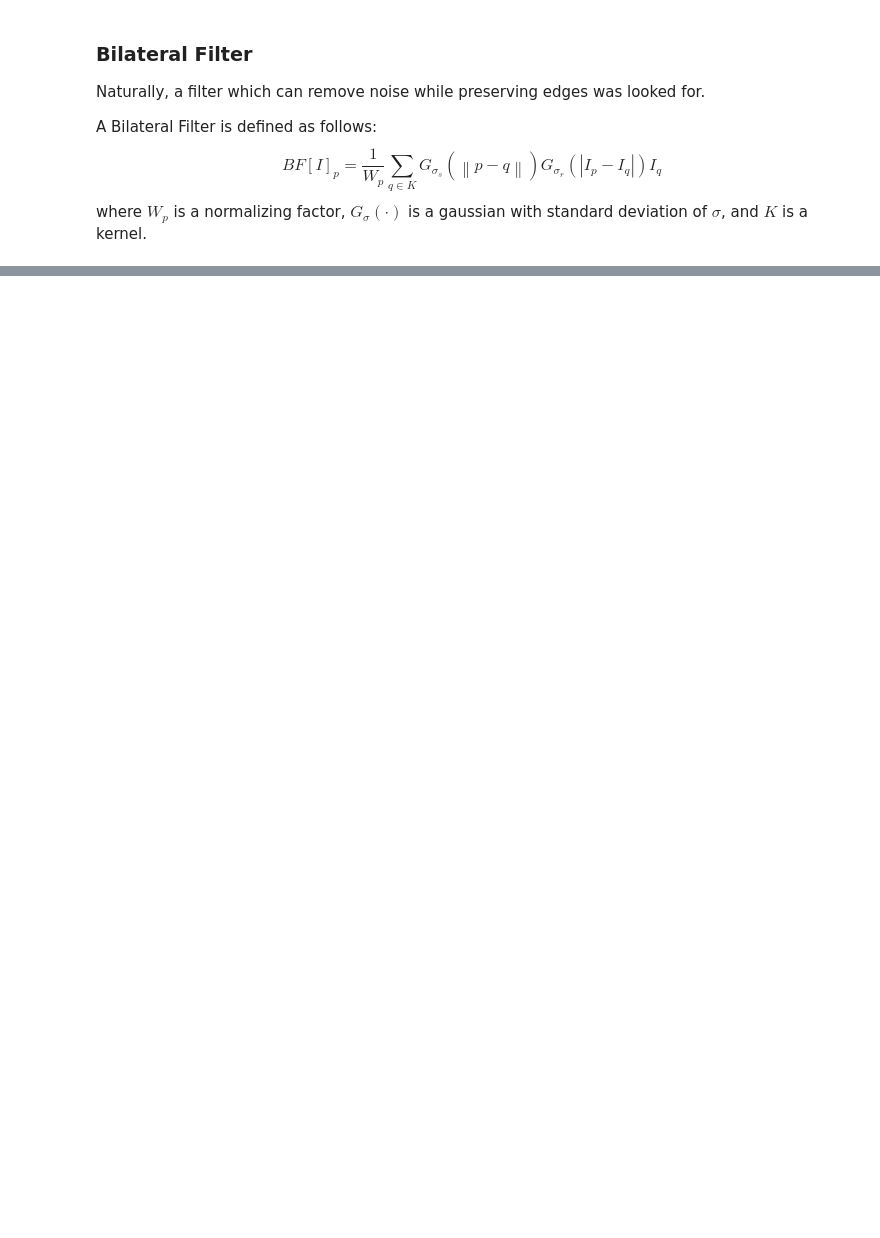
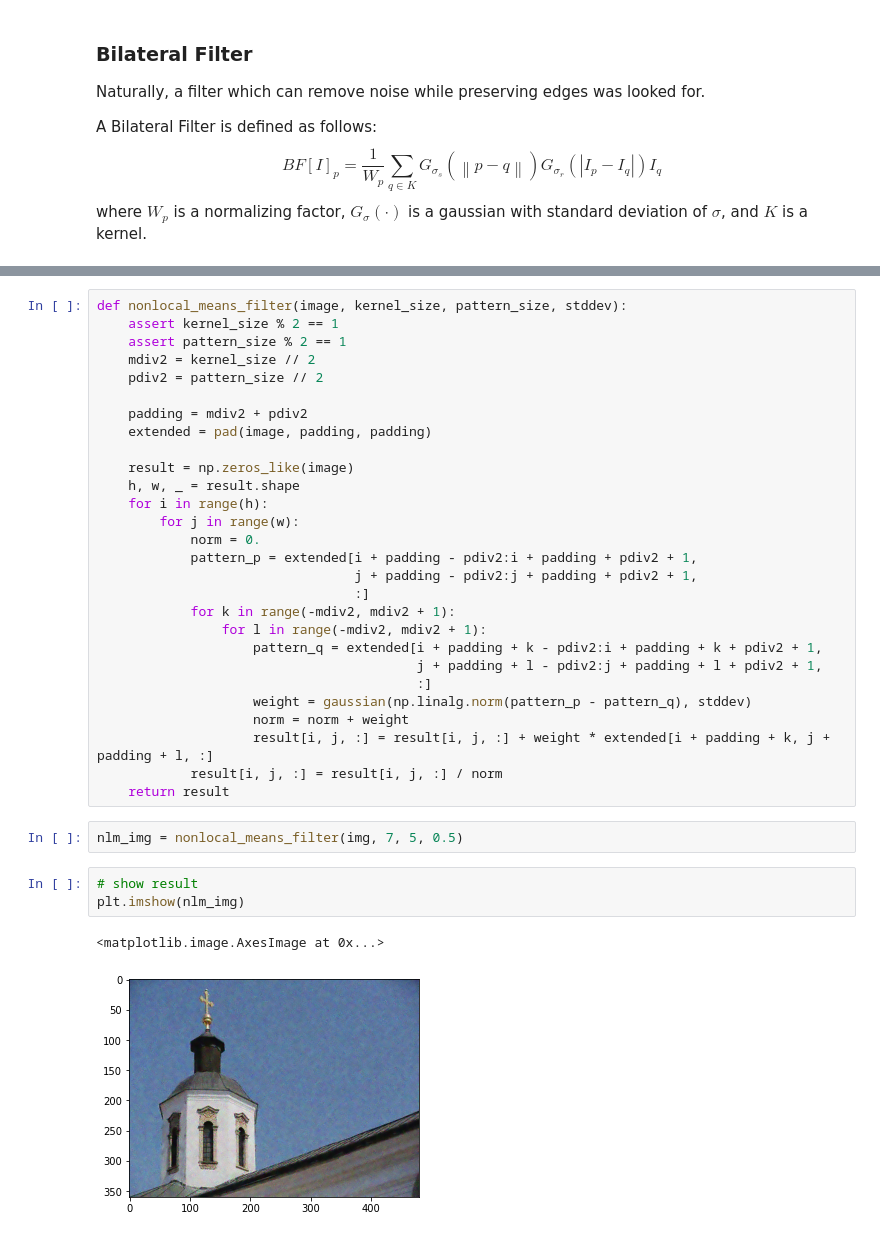
Before and after one commit to w-shimaya/image-processing-lec, a Jupyter notebook: filters.ipynb, the cells around one changed output, grey strips where cells are left out. Cells and saved outputs as stored; diff of their text form; blank space fills up the shorter version.

```diff
--- a/filters.ipynb
+++ b/filters.ipynb
@@ -317,0 +394,36 @@ where $W_p$ is a normalizing factor, $G_\sigma (\cdot)$ is a gaussian with stand
+# %%
+def nonlocal_means_filter(image, kernel_size, pattern_size, stddev):
+    assert kernel_size % 2 == 1
+    assert pattern_size % 2 == 1
+    mdiv2 = kernel_size // 2
+    pdiv2 = pattern_size // 2
+
+    padding = mdiv2 + pdiv2
+    extended = pad(image, padding, padding)
+
+    result = np.zeros_like(image)
+    h, w, _ = result.shape
+    for i in range(h):
+        for j in range(w):
+            norm = 0.
+            pattern_p = extended[i + padding - pdiv2:i + padding + pdiv2 + 1,
+                                 j + padding - pdiv2:j + padding + pdiv2 + 1,
+                                 :]
+            for k in range(-mdiv2, mdiv2 + 1):
+                for l in range(-mdiv2, mdiv2 + 1):
+                    pattern_q = extended[i + padding + k - pdiv2:i + padding + k + pdiv2 + 1,
+                                         j + padding + l - pdiv2:j + padding + l + pdiv2 + 1,
+                                         :]
+                    weight = gaussian(np.linalg.norm(pattern_p - pattern_q), stddev)
+                    norm = norm + weight
+                    result[i, j, :] = result[i, j, :] + weight * extended[i + padding + k, j + padding + l, :]
+            result[i, j, :] = result[i, j, :] / norm
+    return result
+# %%
+nlm_img = nonlocal_means_filter(img, 7, 5, 0.5)
+# %%
+# show result
+plt.imshow(nlm_img)
+# %% [output]
+<matplotlib.image.AxesImage at 0x...>
+[figure, added]
```
Also changed, not shown: parts of 15 cells of this notebook, 1 other file.
